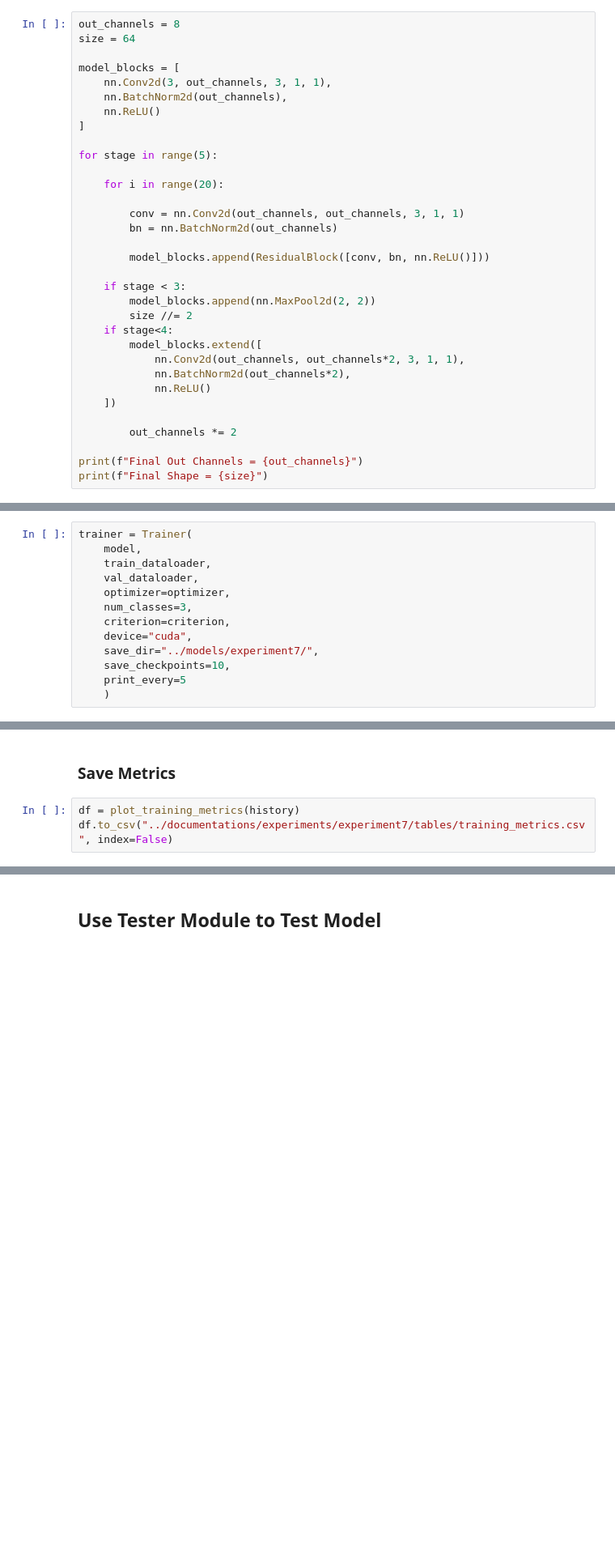
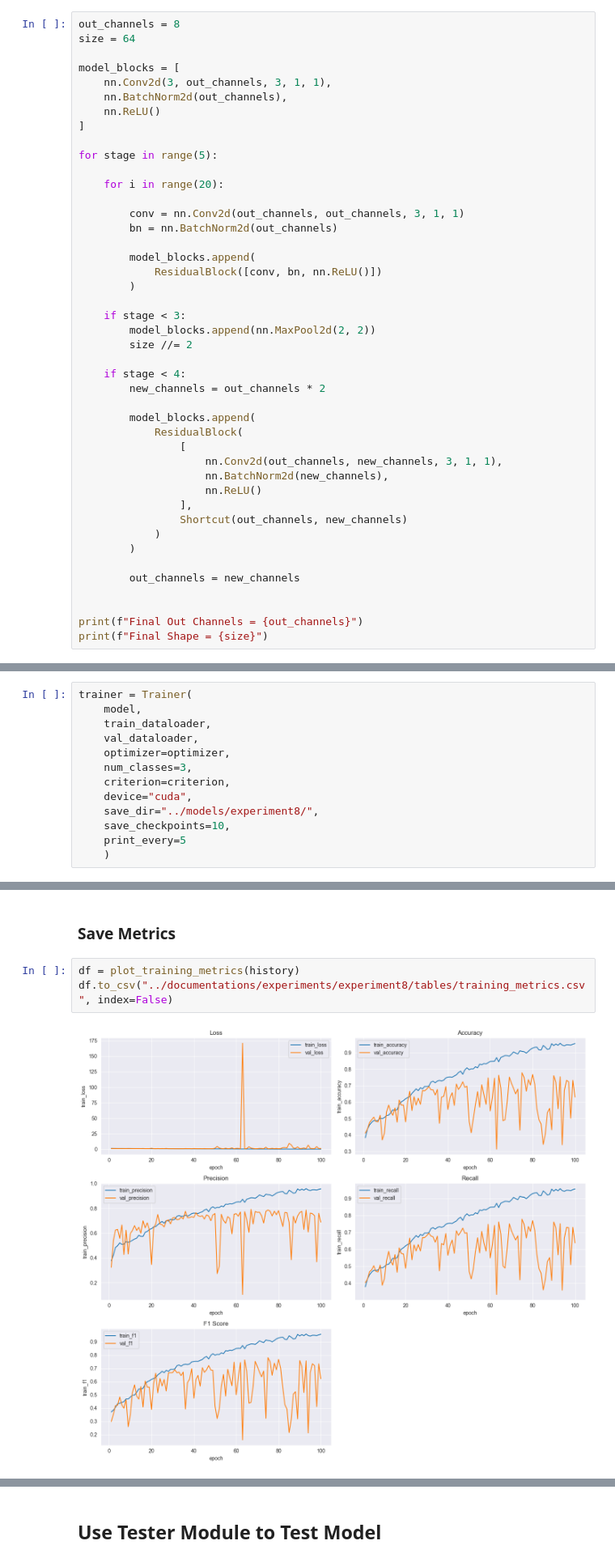
Before and after one commit to tikadatta2005/efficient-surveillance-threat-recognition, a Jupyter notebook: experiments/experiment8.ipynb, the cells around one changed output, grey strips where cells are left out. Shown at 81% size. Cells and saved outputs as stored; diff of their text form; blank space fills up the shorter version.

Commit message:
update/ Added a shortcut block

```diff
--- a/experiments/experiment8.ipynb
+++ b/experiments/experiment8.ipynb
@@ -115,19 +124,30 @@ for stage in range(5):
         conv = nn.Conv2d(out_channels, out_channels, 3, 1, 1)
         bn = nn.BatchNorm2d(out_channels)
 
-        model_blocks.append(ResidualBlock([conv, bn, nn.ReLU()]))
+        model_blocks.append(
+            ResidualBlock([conv, bn, nn.ReLU()])
+        )
 
     if stage < 3:
         model_blocks.append(nn.MaxPool2d(2, 2))
         size //= 2
-    if stage<4:
-        model_blocks.extend([
-            nn.Conv2d(out_channels, out_channels*2, 3, 1, 1),
-            nn.BatchNorm2d(out_channels*2),
-            nn.ReLU()
-    ])
 
-        out_channels *= 2
+    if stage < 4:
+        new_channels = out_channels * 2
+
+        model_blocks.append(
+            ResidualBlock(
+                [
+                    nn.Conv2d(out_channels, new_channels, 3, 1, 1),
+                    nn.BatchNorm2d(new_channels),
+                    nn.ReLU()
+                ],
+                Shortcut(out_channels, new_channels)
+            )
+        )
+
+        out_channels = new_channels
+
 
 print(f"Final Out Channels = {out_channels}")
 print(f"Final Shape = {size}")
@@ -158,7 +181,7 @@ trainer = Trainer(
     num_classes=3,
     criterion=criterion,
     device="cuda",
-    save_dir="../models/experiment7/",
+    save_dir="../models/experiment8/",
     save_checkpoints=10,
     print_every=5
     )
@@ -168,4 +212,6 @@ history = trainer.fit(100)
 ### Save Metrics
 # %%
 df = plot_training_metrics(history)
-df.to_csv("../documentations/experiments/experiment7/tables/training_metrics.csv", index=False)
+df.to_csv("../documentations/experiments/experiment8/tables/training_metrics.csv", index=False)
+# %% [output]
+[figure, added]
```
Also changed, not shown: parts of 13 cells of this notebook, 2 other files.
